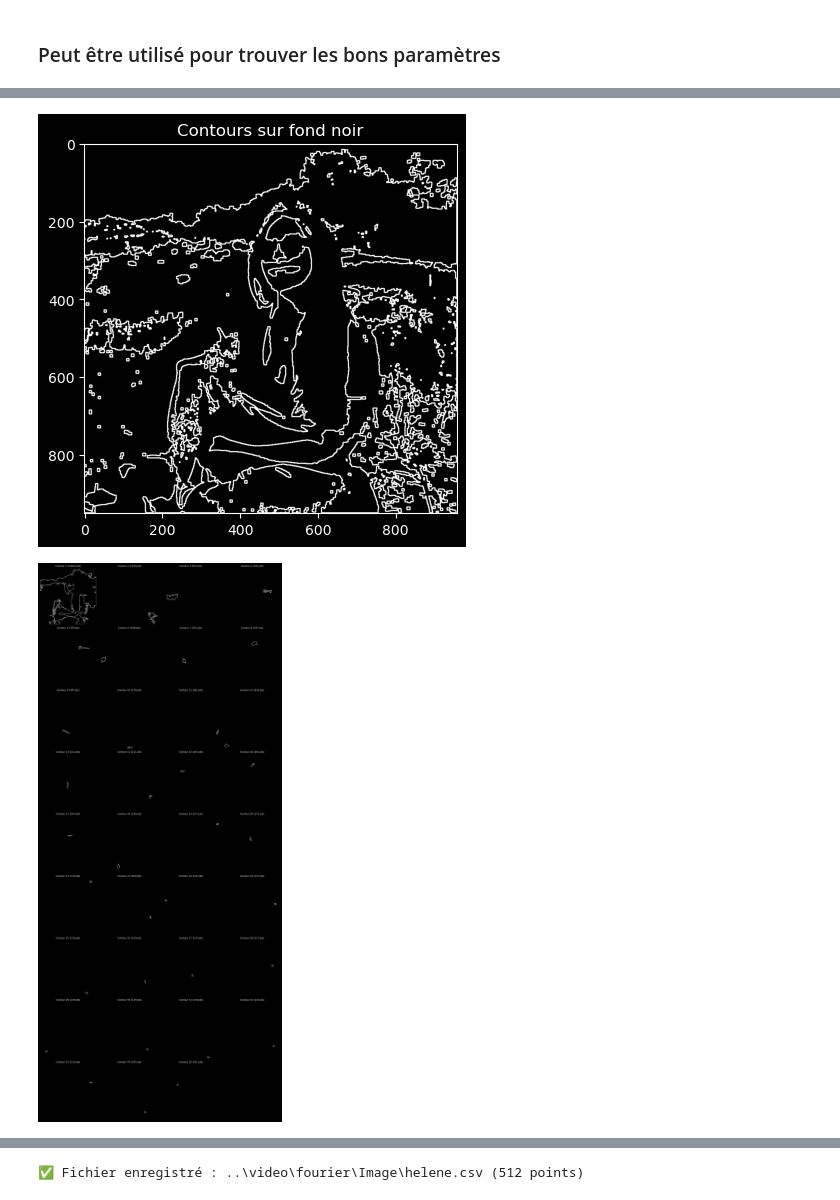
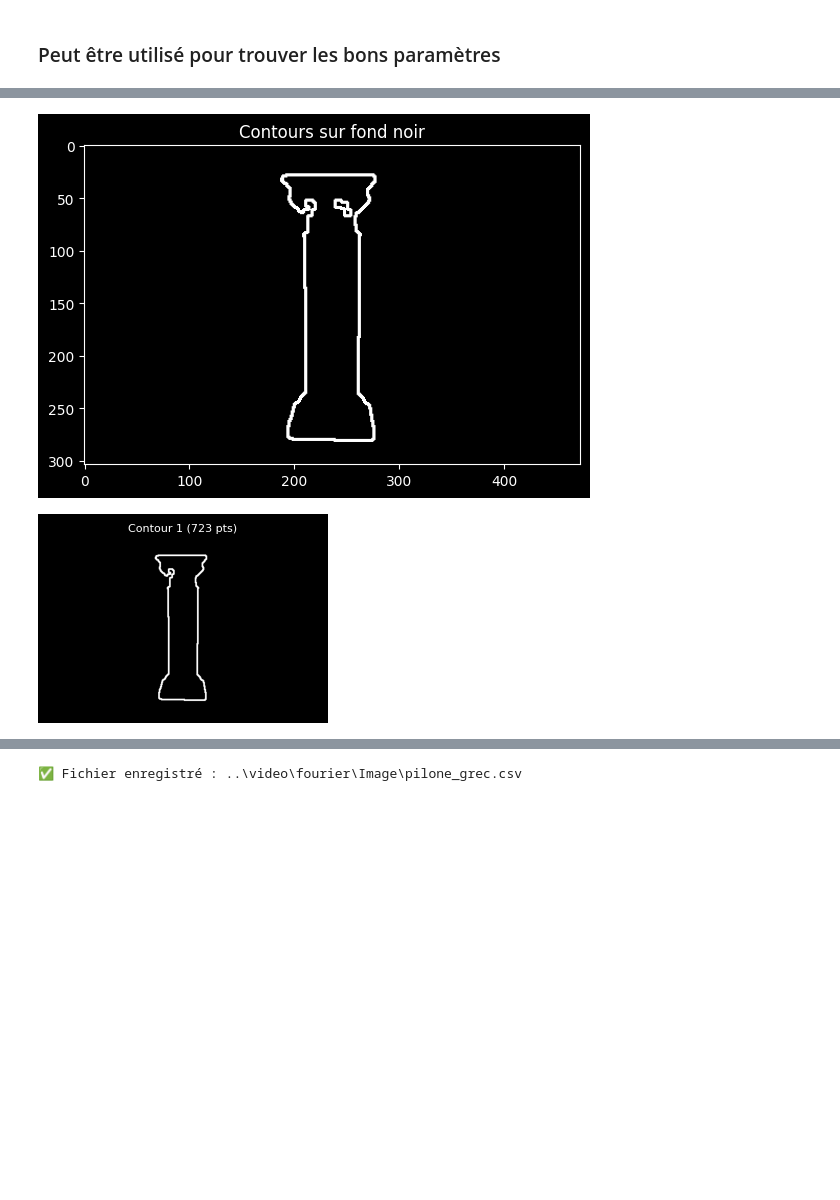
Before and after one commit to rmcvid/rmvi, a Jupyter notebook: python/picture2svg.ipynb, the cells around one changed output, grey strips where cells are left out. Saved outputs shown, nothing was run; the diff lists cells and outputs as text; code cells hidden in the pictures; blank space fills up the shorter version.

```diff
--- a/python/picture2svg.ipynb
+++ b/python/picture2svg.ipynb
@@ -67,11 +117,11 @@ def showContours(contours, image, max_cols=4, base_size=3):
 # %%
-def show_long_contours_by_percentile(image, percentiles=[50, 75, 90, 95]):
+def show_long_contours_by_percentile(image, percentiles=[50, 75, 90, 95], treshold = 120):
     """
     Affiche les contours dont la longueur dépasse certains percentiles.
     Permet de visualiser l'effet du filtrage par taille.
     """
     # Récupération des contours
-    contours = getnShowContours(image)
+    contours = getnShowContours(image, treshold = treshold)
     lengths = np.array([len(c) for c in contours])
 
     # Calcul des seuils de longueur pour chaque percentile
@@ -99,7 +149,7 @@ def show_long_contours_by_percentile(image, percentiles=[50, 75, 90, 95]):
     plt.show()
 
     return thresholds
-
-thresholds = show_long_contours_by_percentile(image, percentiles=[60, 80, 90, 92])
+image = cv2.imread(output_path)
+thresholds = show_long_contours_by_percentile(image, percentiles=[60, 80, 90, 92], treshold = 85)
 print("Seuils utilisés :", thresholds)
 # %% [output]
@@ -109,5 +159,5 @@ Seuils utilisés : [26.  44.  87.5 95.4]
 # %%
-contours = getnShowContours(image)
+contours = getnShowContours(image,treshold = 85)
 long_contours = []
 for contour in contours:
     if(len(contour)> 162): long_contours.append(contour)
@@ -141,9 +191,10 @@ def pseudoDerivate(vector1,vector2,n):
 # consecutive detected edges must be at least 'mindist' apart.
 #
 # Note : we should modify the code to only keep the one with the higest pseudo derivate on the same neigbour
-def edgeDetection(contour, start=1, stop=10, tresh=0.25, mindist = 3):
+def edgeDetection(contour, start=1, stop=10, tresh=0.25, mindist = 3, step = 20):
     edges = np.empty((0, 2))
     n = len(contour)  # longueur totale du contour
+    count = 0
     for i in range(n):
         forw = np.zeros(2)
         backw = np.zeros(2)
@@ -157,6 +208,12 @@ def edgeDetection(contour, start=1, stop=10, tresh=0.25, mindist = 3):
         if np.linalg.norm(avg) > tresh:
             if edges.size == 0 or np.linalg.norm(edges[-1] - contour[i][0]) > mindist:
                 edges = np.vstack((edges, contour[i][0]))
+                count = 0
+        else:
+            count += 1
+            if count >= step:
+                edges = np.vstack((edges, contour[i][0]))
+                count = 0
     return edges
 # %% [markdown]
 ### Peut être utilisé pour trouver les bons paramètres
@@ -256,7 +313,7 @@ def save_array_to_csv(array, filename = "ryan_jupyter.csv", delimiter=','):
     print(f"✅ Fichier enregistré : {filename}")
     return centered
 # %%
-def main(image, outputName, lengthMin=20, start=1, stop=10, tresh=0.3, mindist=15):
+def main(image, outputName, lengthMin=20, start=1, stop=10, tresh=0.3, mindist=15, treshold = 85, format = "spline"):
     """
     Pipeline complet :
     - Extraction des contours
@@ -265,11 +322,11 @@ def main(image, outputName, lengthMin=20, start=1, stop=10, tresh=0.3, mindist=1
     - Lissage B-spline périodique
     - Export CSV
     """
-    contours = getnShowContours(image)
+    contours = getnShowContours(image, treshold= treshold)
     long_contours = [c for c in contours if len(c) > lengthMin] if lengthMin > 0 else contours
 
     # Détection des arêtes sur chaque contour
-    edgesContours = [edgeDetection(c, start, stop, tresh, mindist) for c in long_contours]
+    edgesContours = [edgeDetection(c, start, stop, tresh, mindist, step= 10) for c in long_contours]
 
     # Visualisation des contours sélectionnés
     showContours(long_contours, image)
@@ -305,9 +362,12 @@ def main(image, outputName, lengthMin=20, start=1, stop=10, tresh=0.3, mindist=1
     plt.show()
 
     # Sauvegarde
-    save_smooth_to_csv(x_smooth, y_smooth, 9, outputName)
+    if format == "spline":
+        save_smooth_to_csv(x_smooth, y_smooth, 9, outputName)
+    elif format == "edges":
+        save_array_to_csv(interim, outputName)
 # %%
-main(image,"..\\video\\fourier\\Image\\helene.csv",lengthMin = 100)
+main(image,"..\\video\\fourier\\Image\\pilone_grec.csv",lengthMin = 60, tresh=0.02, mindist = 10, treshold= 20, format="edges")
 # %% [output]
-[figure, old version]
+[figure, new version]
-[figure, old version]
+[figure, new version]
@@ -316 +376 @@ main(image,"..\\video\\fourier\\Image\\helene.csv",lengthMin = 100)
-✅ Fichier enregistré : ..\video\fourier\Image\helene.csv (512 points)
+✅ Fichier enregistré : ..\video\fourier\Image\pilone_grec.csv
```
Also changed, not shown: parts of 10 cells of this notebook, 15 other files.
